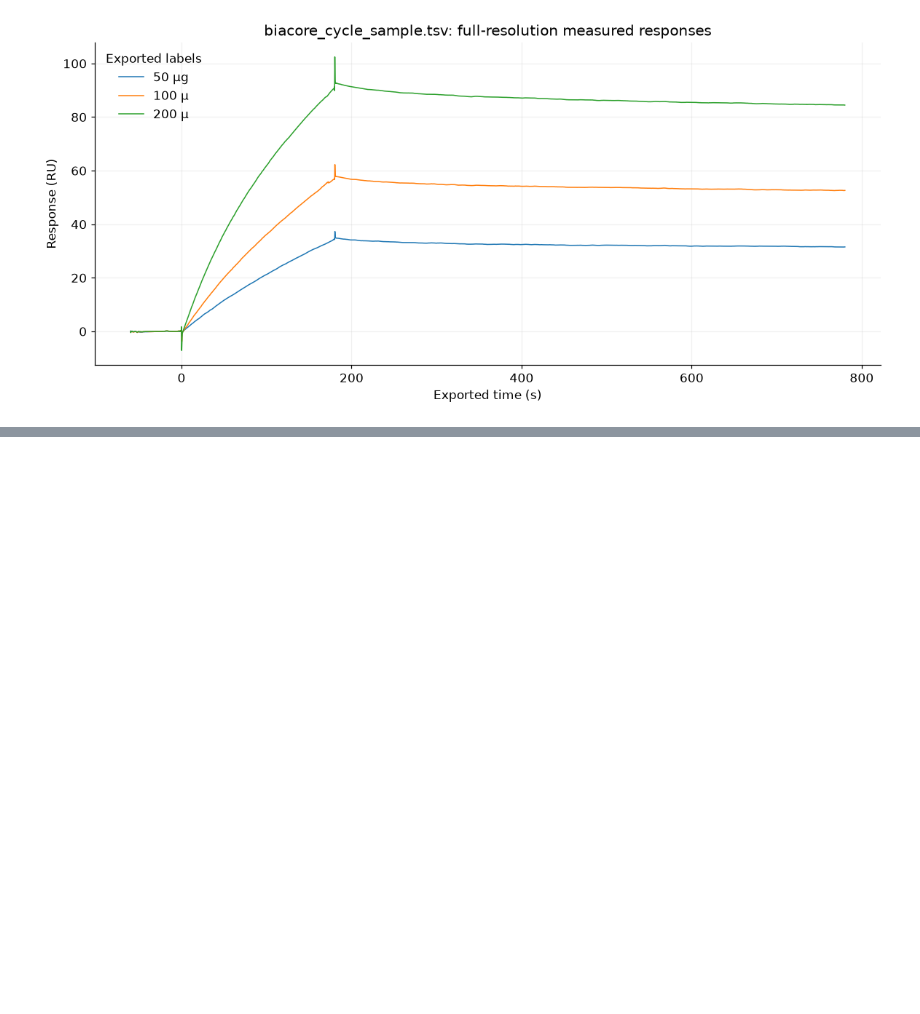
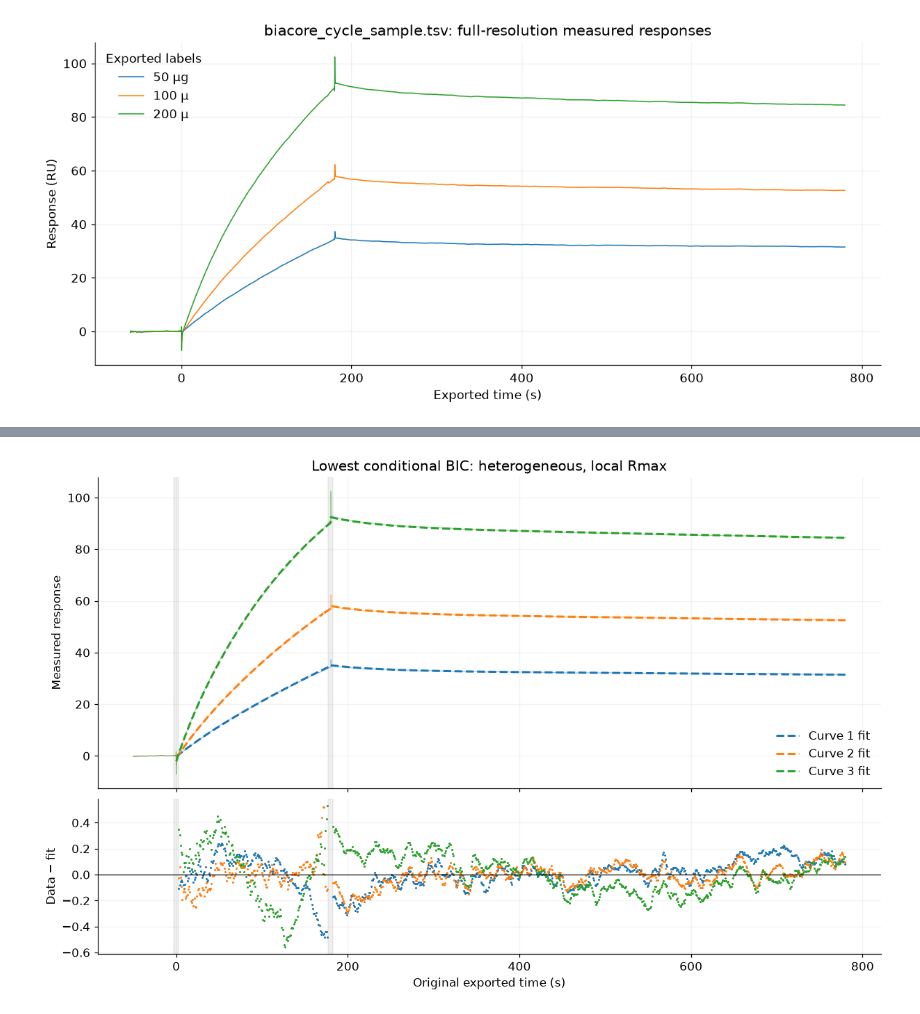
Before and after one commit to osvalB/pykingenie, a Jupyter notebook: notebooks/14_biacore_cycle_sample_import.ipynb, the cells around one changed output, grey strips where cells are left out. Cells and saved outputs as stored; diff of their text form; code cells hidden in the pictures; blank space fills up the shorter version.

Commit message:
Fit representative SPR notebook data and assess parameter reliability

```diff
--- a/notebooks/14_biacore_cycle_sample_import.ipynb
+++ b/notebooks/14_biacore_cycle_sample_import.ipynb
@@ -14,6 +14,7 @@ The data and plotted sensorgrams retain their upstream license:
 from pathlib import Path
 import sys
 import warnings
+import json
 
 import matplotlib.pyplot as plt
 import numpy as np
@@ -29,13 +30,15 @@ repo_root = next(
     if (path / "src" / "pykingenie").is_dir()
     and (path / "test_files" / "spr_exports").is_dir()
 )
-sys.path.insert(0, str(repo_root / "src"))
+for path in [repo_root / "src", repo_root / "notebooks"]:
+    sys.path.insert(0, str(path))
 from pykingenie import detect_file_format, SprTextExperiment, KineticsAnalyzer, plot_plate_info
 
 plt.rcParams.update({"figure.dpi": 110, "font.size": 11,
                      "axes.spines.top": False, "axes.spines.right": False})
 data_file = repo_root / "notebooks" / "data" / "spr_exports" / "biacore_cycle_sample.tsv"
 print("Input:", data_file.name)
+fit_metadata = json.loads((data_file.parent / "fit_metadata.json").read_text())[data_file.stem]
 # %% [output]
 Input: biacore_cycle_sample.tsv
 # %% [markdown]
@@ -211,0 +272,11 @@ Selection details, missing-pair counts, provenance and licenses:
+# %%
+from spr_fitting import run_analysis, parameter_table, plot_fit, trust_assessment
+
+analysis = run_analysis(experiment, fit_metadata, n_starts=8, sensitivity=True)
+display(analysis["comparison"].style.format(precision=4, na_rep="not identified"))
+if not analysis["failures"].empty:
+    display(analysis["failures"])
+
+# Optional: export the numerical audit report with
+# from spr_fitting import save_report
+# save_report(analysis, "my_fit_report.json", data_file.stem)
@@ -211,0 +300,5 @@ Selection details, missing-pair counts, provenance and licenses:
+# %%
+fig_fit = plot_fit(analysis)
+plt.show()
+# %% [output]
+[figure, added]
```
Also changed, not shown: parts of 20 cells of this notebook, 18 other files.
